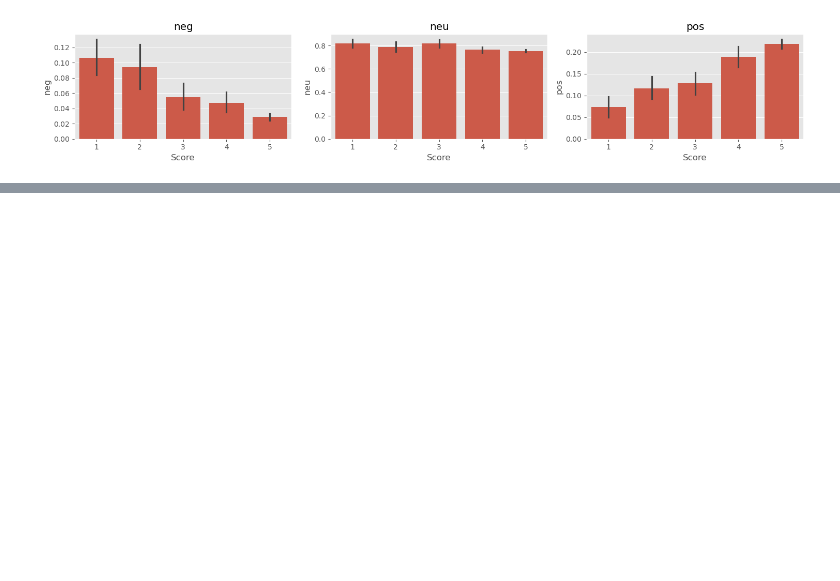
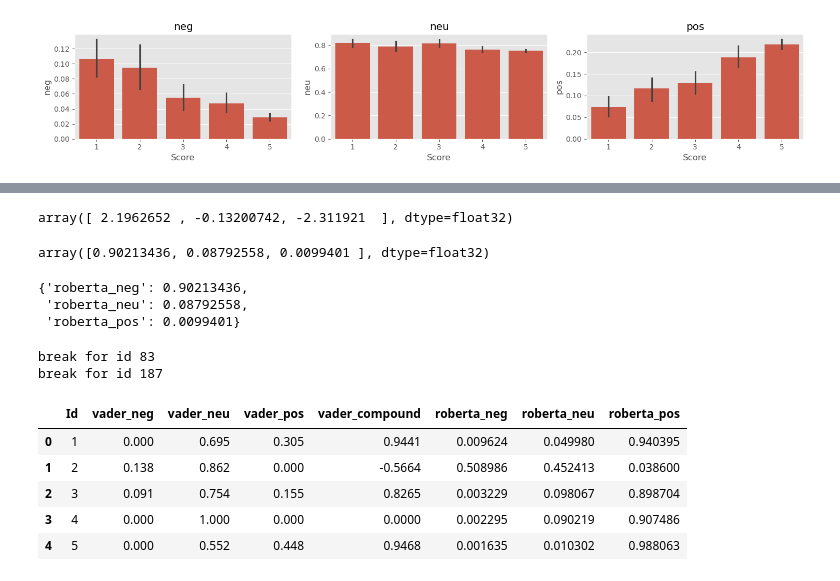
Before and after one commit to kdeng-gzcn/NLP-learning, a Jupyter notebook: NLTK Transformer project/project.ipynb, the cells around one changed output, grey strips where cells are left out. Drawn from its saved outputs; the diff is of its cells as text; code cells hidden in the pictures; blank space fills up the shorter version.

```diff
--- a/NLTK Transformer project/project.ipynb
+++ b/NLTK Transformer project/project.ipynb
@@ -242,0 +278,21 @@ plt.show()
+# %%
+scores = output[0][0].detach().numpy()
+scores
+# %% [output]
+array([ 2.1962652 , -0.13200742, -2.311921  ], dtype=float32)
+# %%
+scores = softmax(scores)
+scores
+# %% [output]
+array([0.90213436, 0.08792558, 0.0099401 ], dtype=float32)
+# %%
+scores_dict = {
+    'roberta_neg': scores[0],
+    'roberta_neu': scores[1],
+    'roberta_pos': scores[2]
+}
+scores_dict
+# %% [output]
+{'roberta_neg': 0.90213436,
+ 'roberta_neu': 0.08792558,
+ 'roberta_pos': 0.0099401}
@@ -242,0 +312,31 @@ plt.show()
+# %%
+result = {} # empty dict
+
+for i, row in tqdm(df.iterrows(), total=len(df)):
+    try:
+        text = row.Text
+        myid = row.Id
+        vader_result = sen_int_analyzer.polarity_scores(text)
+        vader_result_rename = {}
+        for key, value in vader_result.items():
+            vader_result_rename[f'vader_{key}'] = value
+        roberta_result = polarity_scores_roberta(text) # roberta prefer using GPU
+
+        both = {**vader_result_rename, **roberta_result} # old version
+        result[myid] = both
+    except RuntimeError:
+        print(f'break for id {myid}')
+# %% [output]
+break for id 83
+break for id 187
+# %%
+result_df = pd.DataFrame(result).T
+result_df = result_df.reset_index().rename(columns={'index': 'Id'})
+result_df.head()
+# %% [output]
+|  | Id | vader_neg | vader_neu | vader_pos | vader_compound | roberta_neg | roberta_neu | roberta_pos |
+| 0 | 1 | 0.000 | 0.695 | 0.305 | 0.9441 | 0.009624 | 0.049980 | 0.940395 |
+| 1 | 2 | 0.138 | 0.862 | 0.000 | -0.5664 | 0.508986 | 0.452413 | 0.038600 |
+| 2 | 3 | 0.091 | 0.754 | 0.155 | 0.8265 | 0.003229 | 0.098067 | 0.898704 |
+| 3 | 4 | 0.000 | 1.000 | 0.000 | 0.0000 | 0.002295 | 0.090219 | 0.907486 |
+| 4 | 5 | 0.000 | 0.552 | 0.448 | 0.9468 | 0.001635 | 0.010302 | 0.988063 |
```
Also changed, not shown: parts of 26 cells of this notebook.
